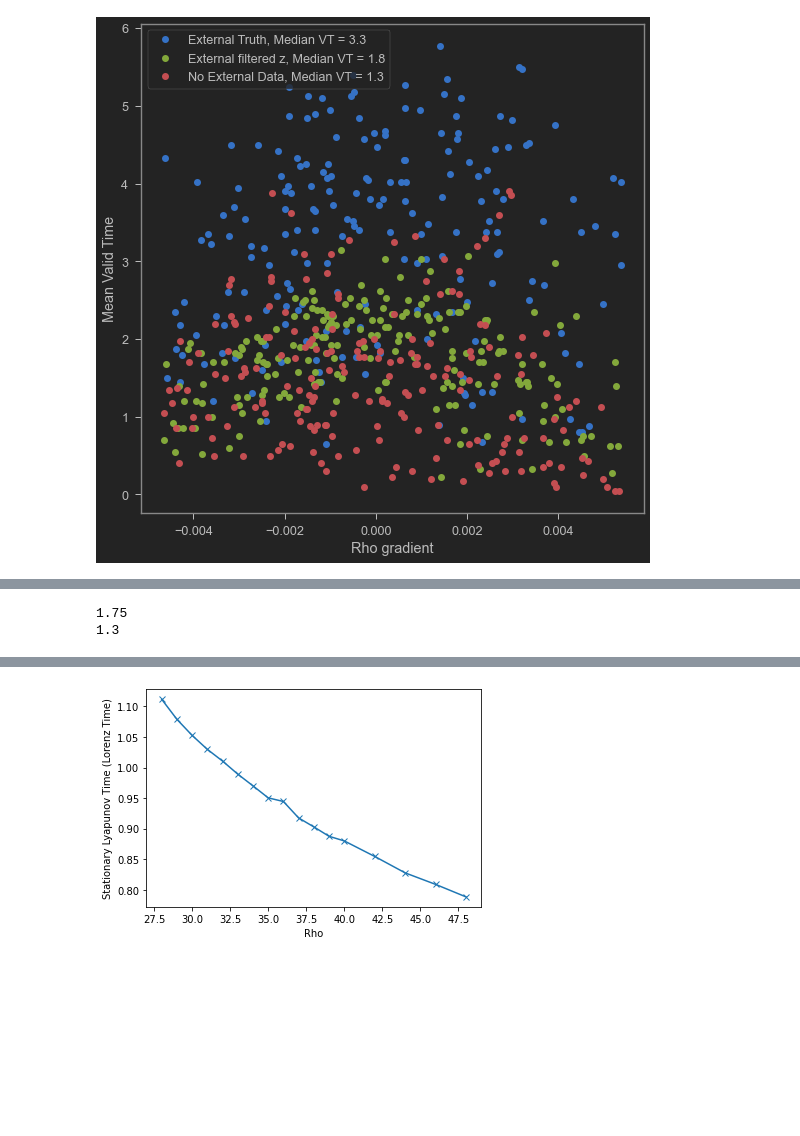
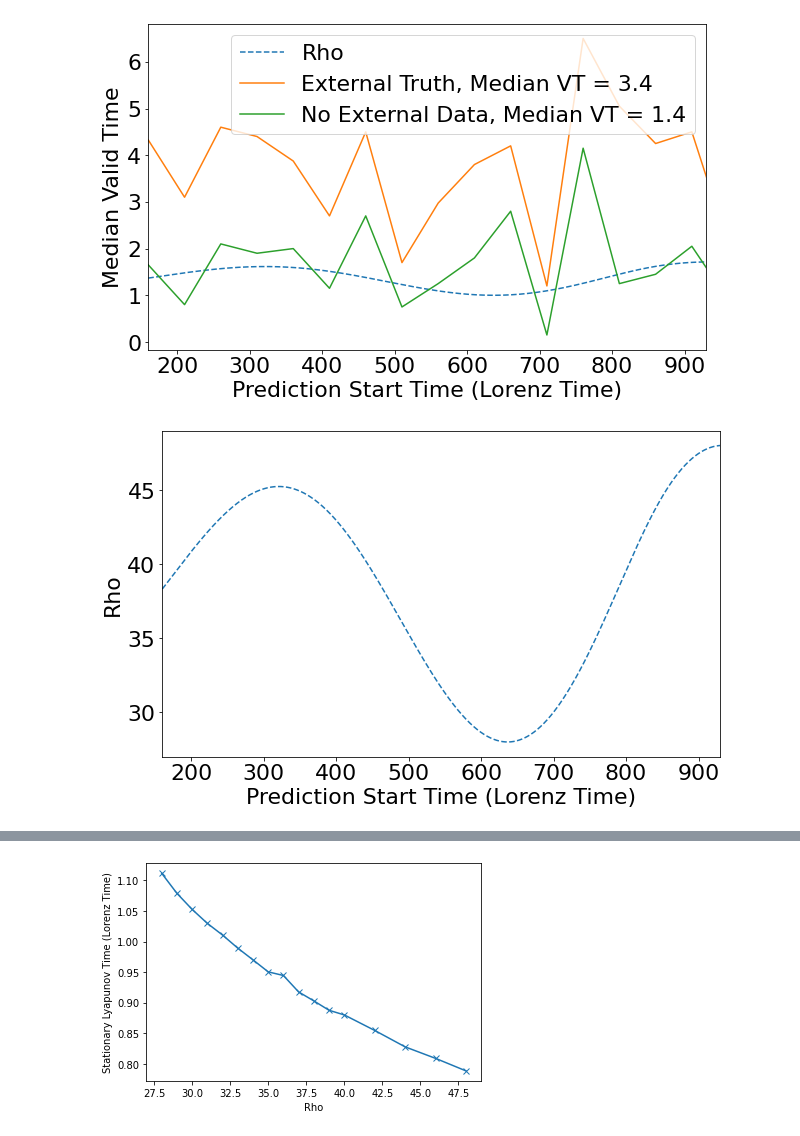
Before and after one commit to awikner/Reservoir-GN-RL, a Jupyter notebook: results_plotter.ipynb, the cells around one changed output, grey strips where cells are left out. Saved outputs shown, nothing was run; the diff lists cells and outputs as text; code cells hidden in the pictures; blank space fills up the shorter version.

Commit message:
Fixed bug in cosine with external input code

```diff
--- a/results_plotter.ipynb
+++ b/results_plotter.ipynb
@@ -17,66 +19,73 @@ results_file_filter   = 'rossler_external_filtered_results.csv'
 rho_file     = 'rossler_rho.csv'
 step = 0.05
 valid_times_extern  = np.loadtxt(results_file_extern, delimiter = ',')*step
+extern_rows       = np.all(valid_times_extern != 0., axis = 1)
+valid_times_extern  = valid_times_extern[extern_rows]
 valid_times_noextern  = np.loadtxt(results_file_noextern, delimiter = ',')*step
+noextern_rows         = np.all(valid_times_noextern != 0., axis = 1)
+valid_times_noextern  = valid_times_noextern[noextern_rows]
 valid_times_filter  = np.loadtxt(results_file_filter, delimiter = ',')*step
+extern_filt_rows       = np.all(valid_times_filter != 0., axis = 1)
+valid_times_filter  = valid_times_filter[extern_filt_rows]
 
-rhos         = np.loadtxt(rho_file, delimiter = ',')
+rhos                  = np.loadtxt(rho_file, delimiter = ',')
 median_vt_extern      = np.median(valid_times_extern, axis = 0)
 median_vt_noextern    = np.median(valid_times_noextern, axis = 0)
 median_vt_filter      = np.median(valid_times_filter, axis = 0)
 
 num_tests    = median_vt_extern.size
-init_delay   = 20000
-filter_delay = 2564
-data_step_noextern = 200000//num_tests
-data_step    = (200000-init_delay)//num_tests
-init_delay_filt = 10000
-data_step_filt = (200000-init_delay_filt-filter_delay)//num_tests
+init_delay   = 0
+filter_delay = 2460
+data_step_noextern = 20000//num_tests
+data_step    = (20000-init_delay)//num_tests
+init_delay_filt = 2000
+data_step_filt = (20000-init_delay_filt-filter_delay)//num_tests
 prepred_len  = 3000+200
 times = (np.arange(num_tests)*data_step+prepred_len+init_delay)*step
 times_filt = (np.arange(num_tests)*data_step_filt+prepred_len+init_delay_filt)*step
 times_noextern = (np.arange(num_tests)*data_step_noextern+prepred_len)*step
-xbegin = 1500
-xend  = 4000
+xbegin = 160
+xend  = 930
 
 plotrhos = ((rhos-(np.max(rhos)+np.min(rhos))/2)/(np.max(rhos)-np.min(rhos))*(48/28-1)+(1+(48/28-1)/2))
 
-"""
 fig = plt.figure(figsize = (10,6))
 plt.plot(np.arange(rhos.size)*step, plotrhos, '--',label = 'Rho')
 plt.plot(times, median_vt_extern, label = 'External Truth, Median VT = %0.1f' % np.median(valid_times_extern))
-plt.plot(times_filt, median_vt_filter, label = 'External filtered z, Median VT = %0.1f' % np.median(valid_times_filter))
+# plt.plot(times_filt, median_vt_filter, label = 'External filtered z, Median VT = %0.1f' % np.median(valid_times_filter))
 plt.plot(times_noextern, median_vt_noextern, label = 'No External Data, Median VT = %0.1f' % np.median(valid_times_noextern))
 plt.xlabel('Prediction Start Time (Lorenz Time)')
 plt.ylabel('Median Valid Time')
 plt.xlim(xbegin,xend)
 plt.legend()
 plt.savefig('lorenz_rossler_median_vt_wextern.png')
 plt.show()
 
 fig2 = plt.figure(figsize = (10,6))
 plt.plot(np.arange(rhos.size)*step, plotrhos*28, '--',label = 'Rho')
 plt.xlabel('Prediction Start Time (Lorenz Time)')
 plt.ylabel('Rho')
 plt.savefig('rho_values_rossler.png')
 plt.xlim(xbegin,xend)
 plt.show()
-"""
+
 grad_rho = np.gradient(rhos)
 rho_times = np.arange(grad_rho.size)*step+step/2
 gradrho_interp = interp1d(rho_times, grad_rho)
 
 gradrho_extern = gradrho_interp(times[:times.size-3])
-gradrho_filt   = gradrho_interp(times_filt)
+# gradrho_filt   = gradrho_interp(times_filt)
 gradrho_noextern = gradrho_interp(times_noextern[:times_noextern.size-3])
 
 fig3 = plt.figure(figsize =(9,9))
 plt.plot(gradrho_extern, median_vt_extern[:median_vt_extern.size-3],'o', label = 'External Truth, Median VT = %0.1f' % np.median(valid_times_extern))
-plt.plot(gradrho_filt, median_vt_filter,'o', label = 'External filtered z, Median VT = %0.1f' % np.median(valid_times_filter))
+# plt.plot(gradrho_filt, median_vt_filter,'o', label = 'External filtered z, Median VT = %0.1f' % np.median(valid_times_filter))
 plt.plot(gradrho_noextern, median_vt_noextern[:median_vt_noextern.size - 3],'o',  label = 'No External Data, Median VT = %0.1f' % np.median(valid_times_noextern))
 plt.xlabel('Rho gradient')
 plt.ylabel('Mean Valid Time')
 plt.legend()
+plt.savefig('lorenz_rossler_medianVT_vs_gradient.png')
 plt.show()
 # %% [output]
-[figure, old version]
+[figure, new version]
+[figure, added]
@@ -83,6 +92,0 @@ plt.show()
-# %%
-print(np.median(valid_times_filter))
-print(np.median(valid_times_noextern))
-# %% [output]
-1.75
-1.3
```
Also changed, not shown: parts of 10 cells of this notebook, 27 other files.
